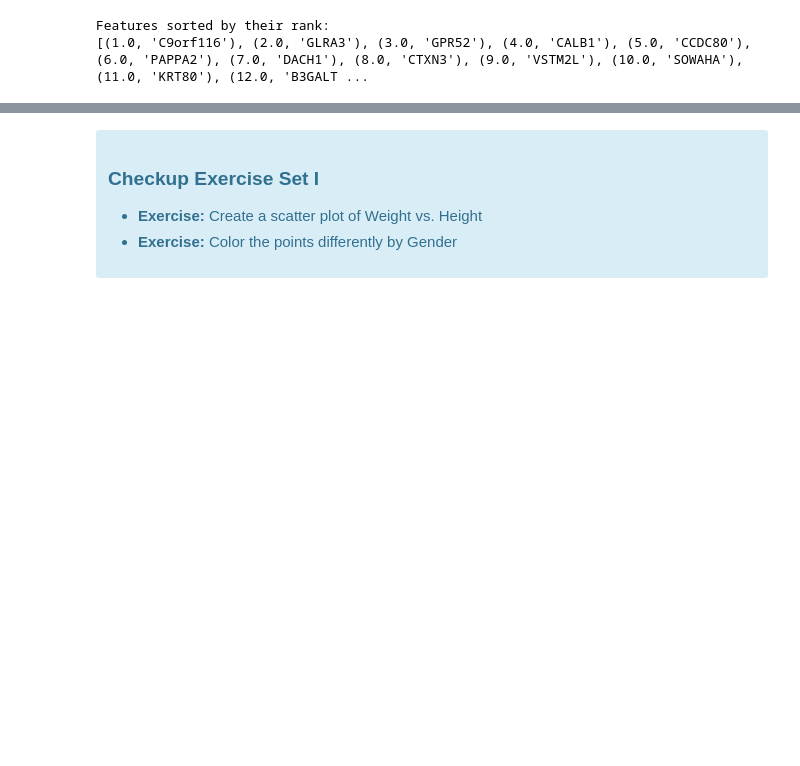
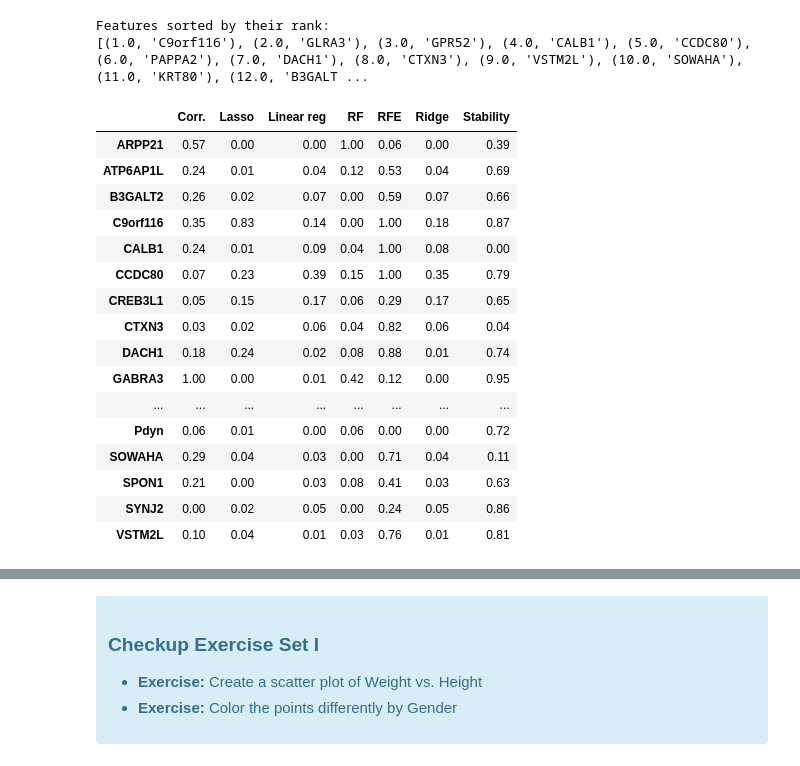
Before and after one commit to consta35/SB, a Jupyter notebook: PFC_FeatureSelectionandRegression.ipynb, the cells around one changed output, grey strips where cells are left out. Cells and saved outputs as stored; diff of their text form; code cells hidden in the pictures; blank space fills up the shorter version.

```diff
--- a/PFC_FeatureSelectionandRegression.ipynb
+++ b/PFC_FeatureSelectionandRegression.ipynb
@@ -115,3 +118,22 @@ f, pval  = f_regression(X, Y, center=True)
 ranks["Corr."] = rank_to_dict(f, names)
 # %%
 result = pd.DataFrame.from_dict(ranks)
+result
+# %% [output]
+|  | Corr. | Lasso | Linear reg | RF | RFE | Ridge | Stability |
+| ARPP21 | 0.57 | 0.00 | 0.00 | 1.00 | 0.06 | 0.00 | 0.39 |
+| ATP6AP1L | 0.24 | 0.01 | 0.04 | 0.12 | 0.53 | 0.04 | 0.69 |
+| B3GALT2 | 0.26 | 0.02 | 0.07 | 0.00 | 0.59 | 0.07 | 0.66 |
+| C9orf116 | 0.35 | 0.83 | 0.14 | 0.00 | 1.00 | 0.18 | 0.87 |
+| CALB1 | 0.24 | 0.01 | 0.09 | 0.04 | 1.00 | 0.08 | 0.00 |
+| CCDC80 | 0.07 | 0.23 | 0.39 | 0.15 | 1.00 | 0.35 | 0.79 |
+| CREB3L1 | 0.05 | 0.15 | 0.17 | 0.06 | 0.29 | 0.17 | 0.65 |
+| CTXN3 | 0.03 | 0.02 | 0.06 | 0.04 | 0.82 | 0.06 | 0.04 |
+| DACH1 | 0.18 | 0.24 | 0.02 | 0.08 | 0.88 | 0.01 | 0.74 |
+| GABRA3 | 1.00 | 0.00 | 0.01 | 0.42 | 0.12 | 0.00 | 0.95 |
+| ... | ... | ... | ... | ... | ... | ... | ... |
+| Pdyn | 0.06 | 0.01 | 0.00 | 0.06 | 0.00 | 0.00 | 0.72 |
+| SOWAHA | 0.29 | 0.04 | 0.03 | 0.00 | 0.71 | 0.04 | 0.11 |
+| SPON1 | 0.21 | 0.00 | 0.03 | 0.08 | 0.41 | 0.03 | 0.63 |
+| SYNJ2 | 0.00 | 0.02 | 0.05 | 0.00 | 0.24 | 0.05 | 0.86 |
+| VSTM2L | 0.10 | 0.04 | 0.01 | 0.03 | 0.76 | 0.01 | 0.81 |
```
Also changed, not shown: parts of 14 cells of this notebook.
